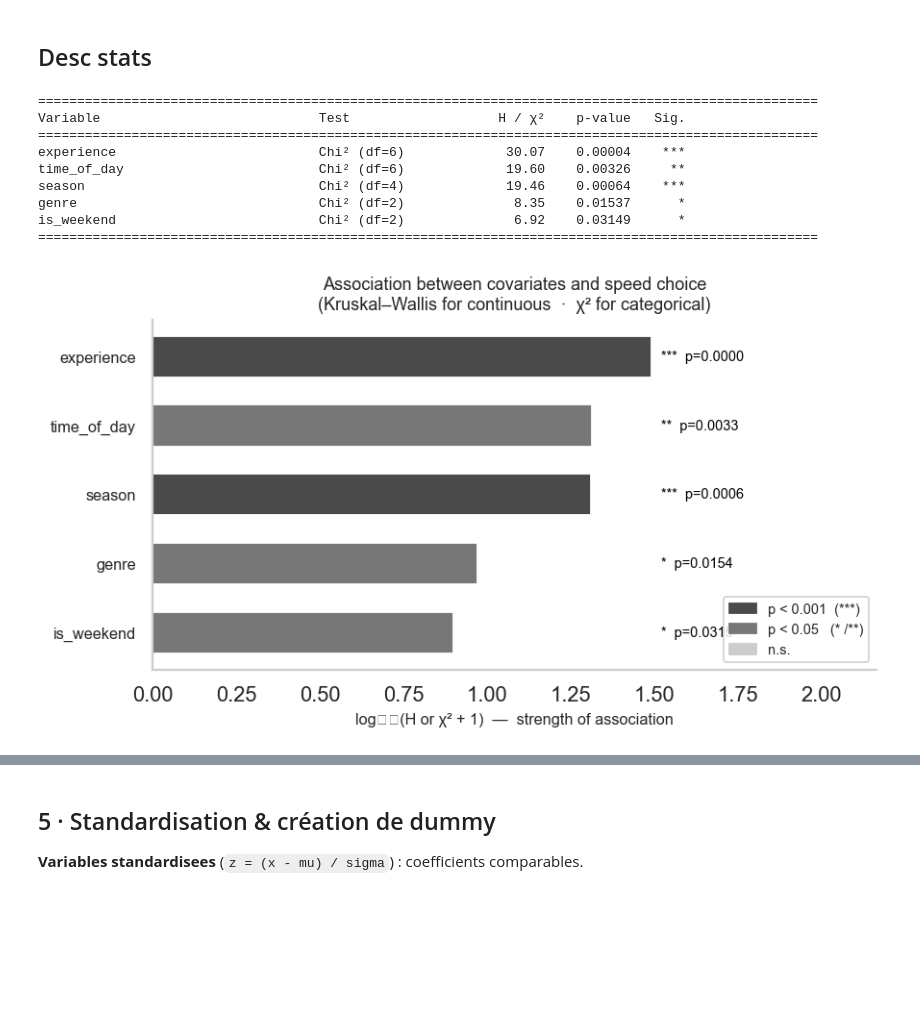
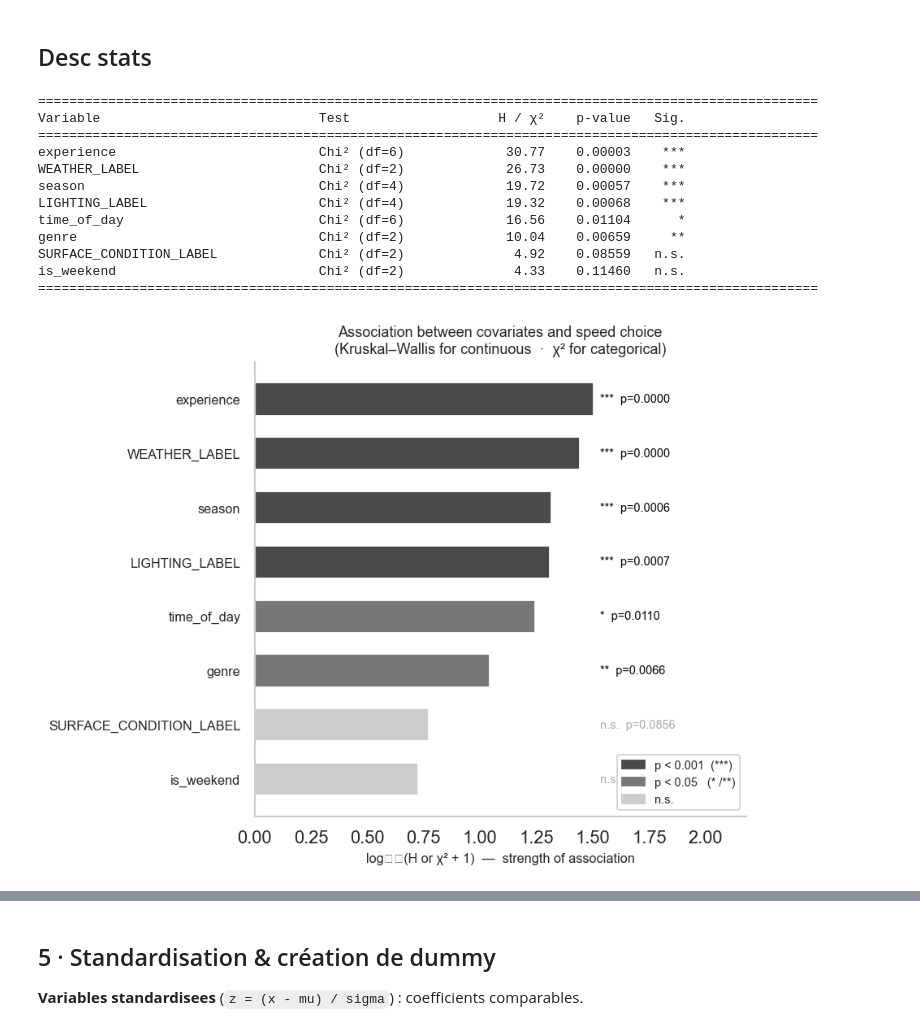
Before and after one commit to martin1207/newmob_modeling, a Jupyter notebook: escooter_biogeme_logit.ipynb, the cells around one changed output, grey strips where cells are left out. Cells and saved outputs as stored; diff of their text form; code cells hidden in the pictures; blank space fills up the shorter version.

```diff
--- a/escooter_biogeme_logit.ipynb
+++ b/escooter_biogeme_logit.ipynb
@@ -265,7 +511,6 @@ Observations totales : 1,178
 # %% [markdown]
 ## Desc stats
 # %%
-
 # ── Contingency table : association entre chaque variable et le choix ─────────
 import pandas as pd
 import numpy as np
@@ -275,10 +520,26 @@ CHOICE_COL = 'choice_3_label'
 choices    = [c for c in ['Decelerate', 'Maintain', 'Accelerate']
               if c in df_model[CHOICE_COL].values]
 
-cont_vars = ['z_speed_kmh_t1', 'n_pedestrians', 'road_width_perp_m',
-             'age', 'hour', 'prop_vru_pedestrian', 'prop_vru_cyclist',
-             'prop_interaction_same_direction']
-cat_vars  = ['genre', 'experience', 'time_of_day', 'is_weekend', 'season']
+cont_vars = [
+    # existantes
+    'z_speed_kmh_t1', 'n_pedestrians', 'road_width_perp_m',
+    'age', 'hour', 'prop_vru_pedestrian', 'prop_vru_cyclist',
+    'prop_interaction_same_direction',
+    # nouvelles annotées
+    'n_elderly', 'n_children', 'n_running', 'n_groups',
+    'n_crossing', 'n_pedestrians_crossing', 'n_pedestrians_opposite', 'n_cyclists_crossing',
+    # cinématique
+    'mean_peak_decel_ms2', 'mean_ttc_min_s', 'mean_drac_max_ms2',
+    'mean_reaction_time_s', 'mean_encounter_duration_s', 'mean_simultaneous_vrus',
+    # intersection
+    'at_intersection',
+]
+cat_vars = [
+    # existantes
+    'genre', 'experience', 'time_of_day', 'is_weekend', 'season',
+    # contextuelles annotées
+    'WEATHER_LABEL', 'LIGHTING_LABEL', 'SURFACE_CONDITION_LABEL'
+]
 cont_vars = [v for v in cont_vars if v in df_model.columns]
 cat_vars  = [v for v in cat_vars  if v in df_model.columns]
 
@@ -344,39 +605,42 @@ colors = ['#4a4a4a' if s == '***' else '#777777' if s in ('**','*') else '#ccccc
 fig, ax = plt.subplots(figsize=(7, len(df_plot) * 0.5 + 1.5))
 ax.barh(ys, log_stat.values, color=colors, edgecolor='white', height=0.6)
 ax.set_yticks(ys)
 ax.set_yticklabels(df_plot.index, fontsize=9)
 ax.set_xlabel('log₁₀(H or χ² + 1)  —  strength of association', fontsize=9)
 ax.set_title('Association between covariates and speed choice\n'
              '(Kruskal–Wallis for continuous  ·  χ² for categorical)', fontsize=10)
 
 for y, (_, row) in zip(ys, df_plot.iterrows()):
     ax.text(log_stat.max() * 1.02, y, f"{row['Sig.']}  p={row['p-value']:.4f}",
             va='center', ha='left', fontsize=8,
             color='black' if row['Sig.'] != 'n.s.' else '#aaa')
 
 ax.set_xlim(0, log_stat.max() * 1.45)
 ax.grid(False)
 
 legend = [Patch(color='#4a4a4a', label='p < 0.001  (***)'),
           Patch(color='#777777', label='p < 0.05   (* /**)'),
           Patch(color='#cccccc', label='n.s.')]
 ax.legend(handles=legend, fontsize=8, framealpha=0.85, loc='lower right')
 
 plt.tight_layout()
 fig.savefig("contingency_overview.pdf", dpi=300, bbox_inches="tight")
 fig.savefig("contingency_overview.png", dpi=300, bbox_inches="tight")
 plt.show()
 # %% [output]
 ====================================================================================================
 Variable                            Test                   H / χ²    p-value   Sig.
 ====================================================================================================
-experience                          Chi² (df=6)             30.07    0.00004    ***
-time_of_day                         Chi² (df=6)             19.60    0.00326     **
-season                              Chi² (df=4)             19.46    0.00064    ***
-genre                               Chi² (df=2)              8.35    0.01537      *
-is_weekend                          Chi² (df=2)              6.92    0.03149      *
+experience                          Chi² (df=6)             30.77    0.00003    ***
+WEATHER_LABEL                       Chi² (df=2)             26.73    0.00000    ***
+season                              Chi² (df=4)             19.72    0.00057    ***
+LIGHTING_LABEL                      Chi² (df=4)             19.32    0.00068    ***
+time_of_day                         Chi² (df=6)             16.56    0.01104      *
+genre                               Chi² (df=2)             10.04    0.00659     **
+SURFACE_CONDITION_LABEL             Chi² (df=2)              4.92    0.08559   n.s.
+is_weekend                          Chi² (df=2)              4.33    0.11460   n.s.
 ====================================================================================================
-[figure, old version]
+[figure, new version]
 # %%
 
 # ── Publication-quality plot : distribution du ratio v_{n+1} / v_n ────────────
```
Also changed, not shown: parts of 16 cells of this notebook, 4 other files.
